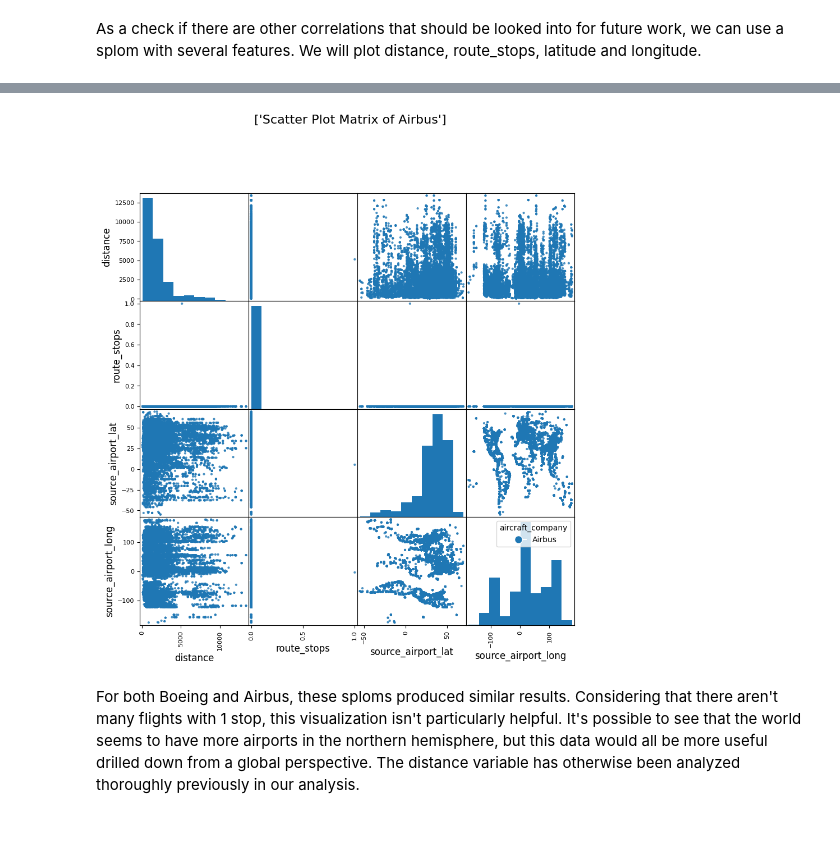
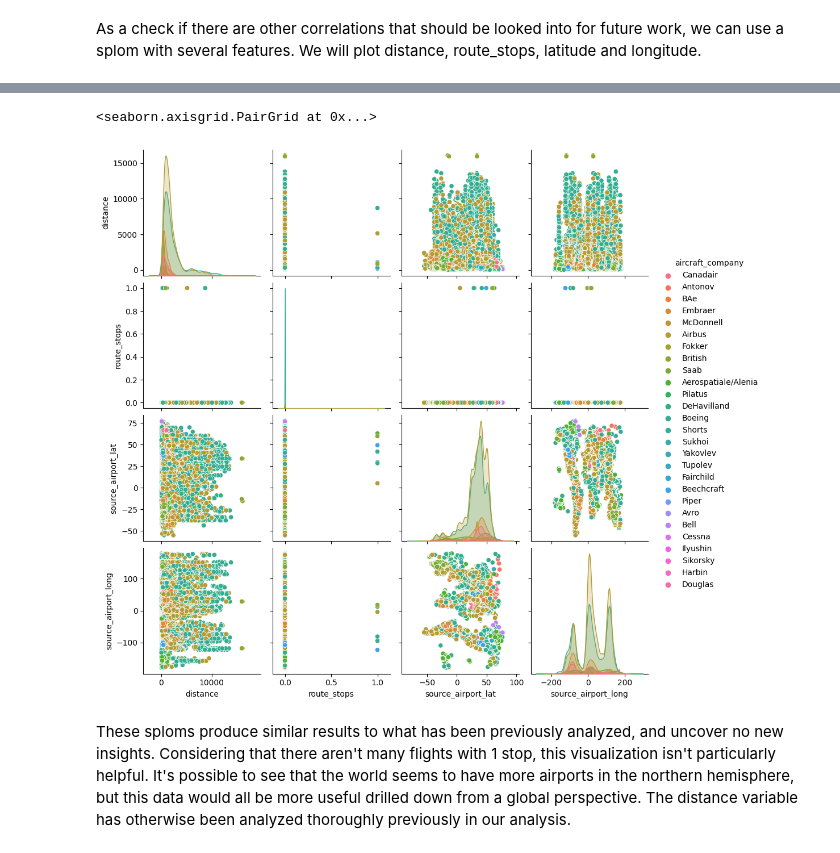
Before and after one commit to sakinanazarali/MADS_Milestone1, a Jupyter notebook: analysis.ipynb, the cells around one changed output, grey strips where cells are left out. Cells and saved outputs as stored; diff of their text form; code cells hidden in the pictures.

Commit message:
Added seaborn splom

```diff
--- a/analysis.ipynb
+++ b/analysis.ipynb
@@ -424,8 +385,7 @@ splom.show()
-# %%
-splom = create_splom_with_legend(data[(data['aircraft_company'] == 'Airbus')],
-                                ['distance','route_stops','source_airport_lat','source_airport_long'], 'aircraft_company', diagonal='hist', figsize=(10, 10))
-splom.show()
-# %% [output]
-[figure, removed]
+# %%
+sns.pairplot(data, vars= ['distance','route_stops','source_airport_lat','source_airport_long'], hue='aircraft_company')
+# %% [output]
+<seaborn.axisgrid.PairGrid at 0x...>
+[figure, added]
 # %% [markdown]
-For both Boeing and Airbus, these sploms produced similar results. Considering that there aren't many flights with 1 stop, this visualization isn't particularly helpful. It's possible to see that the world seems to have more airports in the northern hemisphere, but this data would all be more useful drilled down from a global perspective. The distance variable has otherwise been analyzed thoroughly previously in our analysis.
+These sploms produce similar results to what has been previously analyzed, and uncover no new insights. Considering that there aren't many flights with 1 stop, this visualization isn't particularly helpful. It's possible to see that the world seems to have more airports in the northern hemisphere, but this data would all be more useful drilled down from a global perspective. The distance variable has otherwise been analyzed thoroughly previously in our analysis.
```
Also changed, not shown: parts of 2 cells of this notebook.
